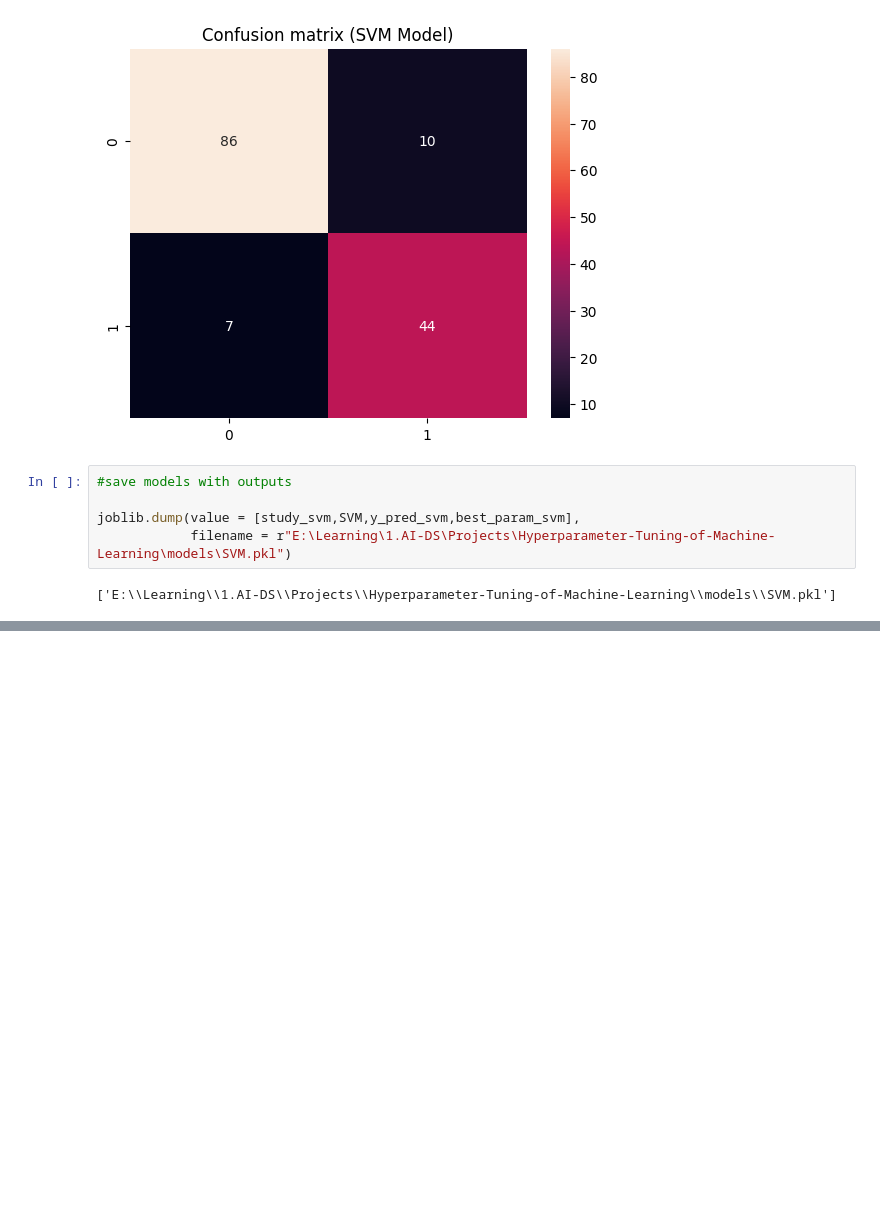
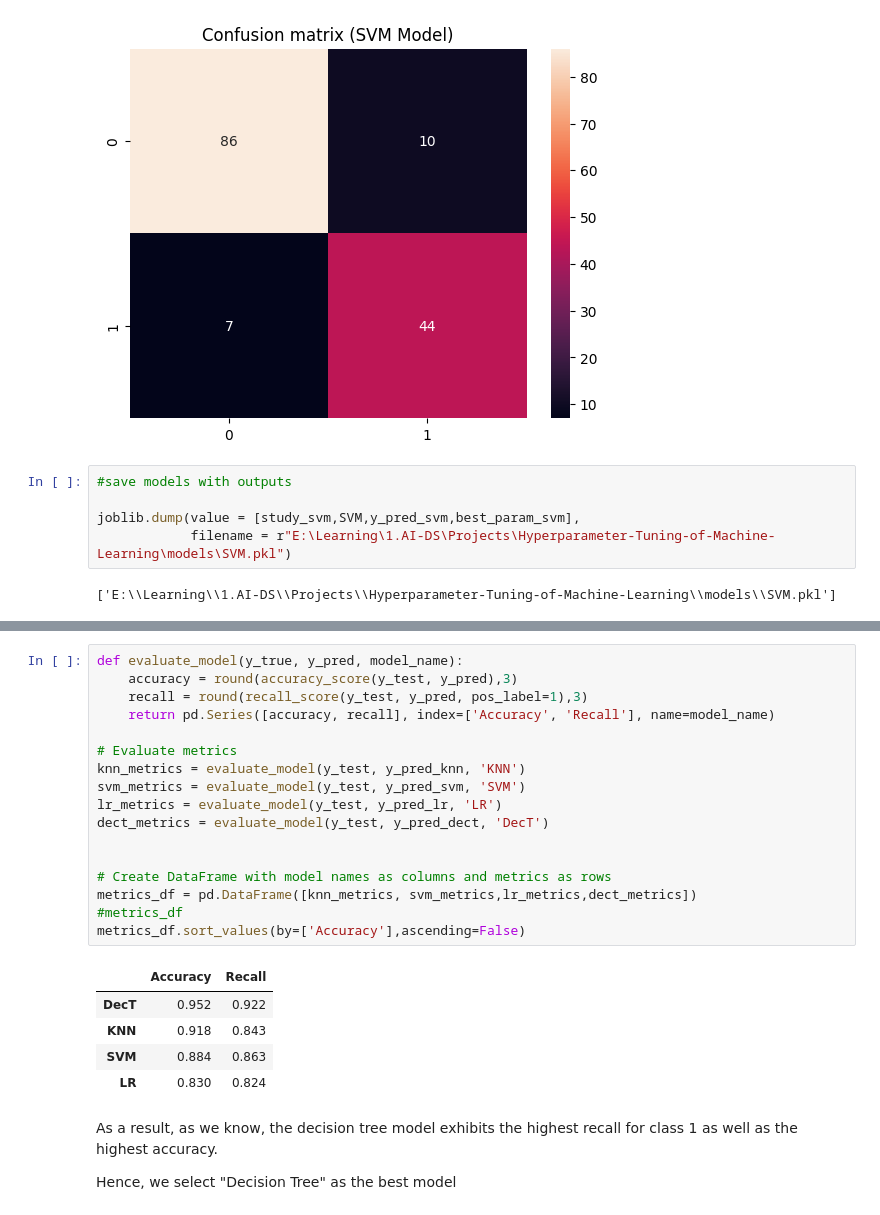
Before and after one commit to amir-9473/Hyperparameter-Tuning-of-Machine-Learning, a Jupyter notebook: notebooks/model_training.ipynb, the cells around one changed output, grey strips where cells are left out. Cells and saved outputs as stored; diff of their text form; blank space fills up the shorter version.

Commit message:
[ML] (model): Select best model after comparison (winner: [Decision Tree], metric: [Accuracy], score: [96])

```diff
--- a/notebooks/model_training.ipynb
+++ b/notebooks/model_training.ipynb
@@ -343,0 +396,27 @@ joblib.dump(value = [study_svm,SVM,y_pred_svm,best_param_svm],
+# %%
+def evaluate_model(y_true, y_pred, model_name):
+    accuracy = round(accuracy_score(y_test, y_pred),3)
+    recall = round(recall_score(y_test, y_pred, pos_label=1),3)
+    return pd.Series([accuracy, recall], index=['Accuracy', 'Recall'], name=model_name)
+
+# Evaluate metrics
+knn_metrics = evaluate_model(y_test, y_pred_knn, 'KNN')
+svm_metrics = evaluate_model(y_test, y_pred_svm, 'SVM')
+lr_metrics = evaluate_model(y_test, y_pred_lr, 'LR')
+dect_metrics = evaluate_model(y_test, y_pred_dect, 'DecT')
+
+
+# Create DataFrame with model names as columns and metrics as rows
+metrics_df = pd.DataFrame([knn_metrics, svm_metrics,lr_metrics,dect_metrics])
+#metrics_df
+metrics_df.sort_values(by=['Accuracy'],ascending=False)
+# %% [output]
+|  | Accuracy | Recall |
+| DecT | 0.952 | 0.922 |
+| KNN | 0.918 | 0.843 |
+| SVM | 0.884 | 0.863 |
+| LR | 0.830 | 0.824 |
+# %% [markdown]
+As a result, as we know, the decision tree model exhibits the highest recall for class 1 as well as the highest accuracy.
+
+Hence, we select "Decision Tree" as the best model
```
Also changed, not shown: parts of 3 cells of this notebook.
